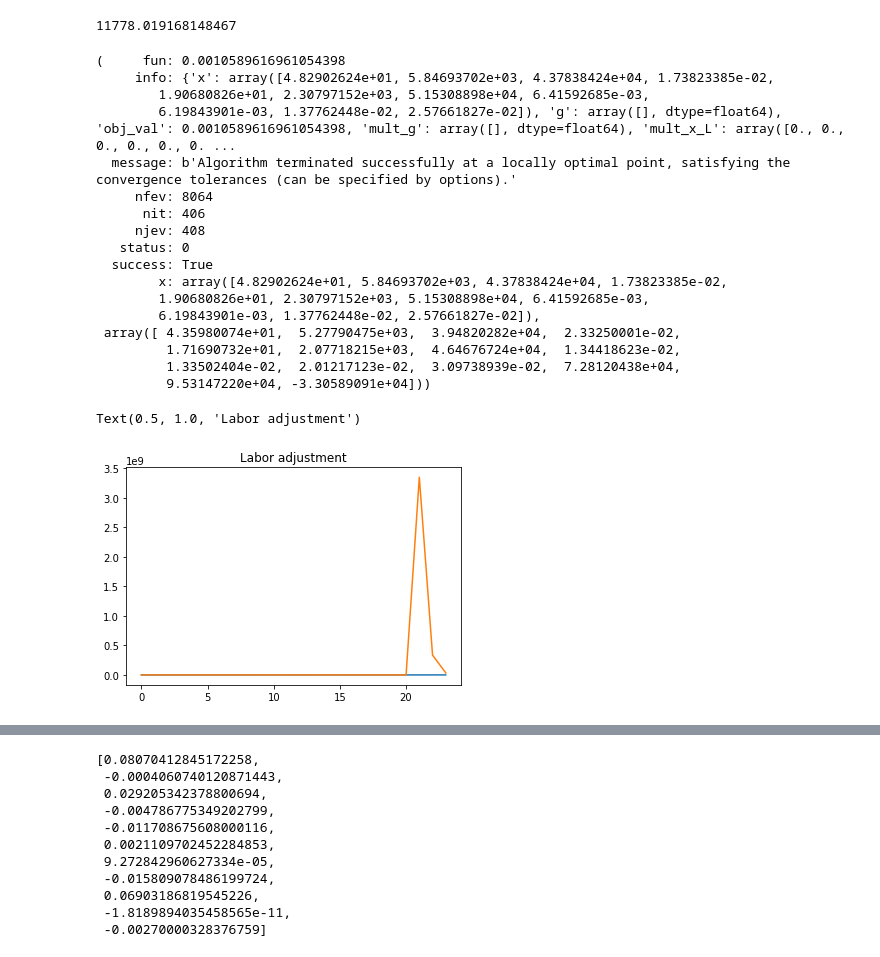
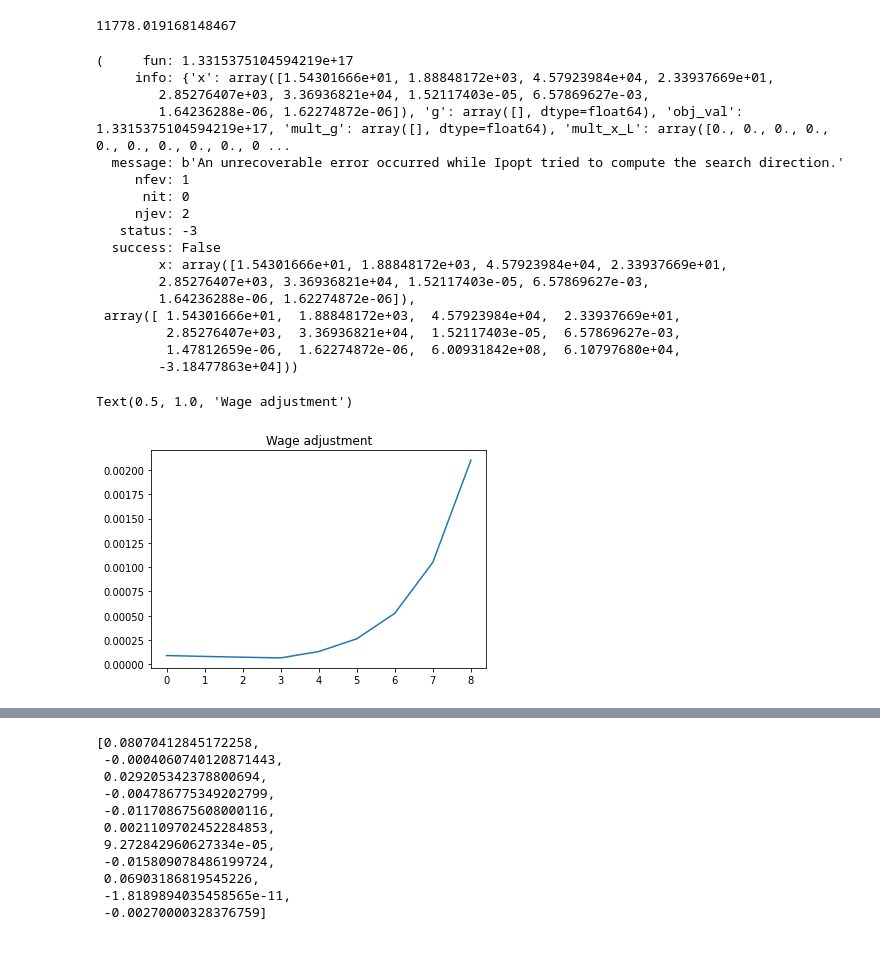
Before and after one commit to mkhlgrv/olg, a Jupyter notebook: steady_state.ipynb, the cells around one changed output, grey strips where cells are left out. Drawn from its saved outputs; the diff is of its cells as text; code cells hidden in the pictures.

Commit message:
Update steady state

```diff
--- a/steady_state.ipynb
+++ b/steady_state.ipynb
@@ -700,7 +728,7 @@ steady_guess = np.array([15., 2000.,35000., 15., 2000.,50000.,.0001,0.06, .0001,
 # надо исправить
 # Beq_female_to_female = Beq_female_to_male = Beq_male_to_female = Beq_male_to_male = np.zeros_like(demography["N_female"])
 # %%
-olg = OLG_model(G=96,T=250,N=N,epsilon=epsilon, rho=rho, sigma = sigma,Pi=Pi,r = r,price_M =price_M, price_E=price_E, tau_I=tau_I,tau_Ins=tau_Ins, tau_pi=tau_pi, tau_VA=tau_VA, tau_rho=tau_rho, beta = 0.995, phi = 0.8, theta = 0.5, psi = 5, omega=0.4, alpha = 1/3, delta=0.01, A=A,initial=initial, eta =0.8,steady_max_iter=1000, steady_guess=steady_guess)
+olg = OLG_model(G=96,T=250,N=N,epsilon=epsilon, rho=rho, sigma = sigma,Pi=Pi,r = r,price_M =price_M, price_E=price_E, tau_I=tau_I,tau_Ins=tau_Ins, tau_pi=tau_pi, tau_VA=tau_VA, tau_rho=tau_rho, beta = 0.995, phi = 0.8, theta = 0.5, psi = 5, omega=0.4, alpha = 1/3, delta=0.01, A=A,initial=initial, eta =0.1,steady_max_iter=10000, steady_guess=steady_guess)
 # %%
 with warnings.catch_warnings():
     warnings.simplefilter("ignore")
@@ -809,29 +854,28 @@ olg.steady_path
 # %% [output]
 11778.019168148467
 # %%
-olg.steady_path[-4]
+olg.steady_path[-1]
 # %% [output]
-(     fun: 0.0010589616961054398
-     info: {'x': array([4.82902624e+01, 5.84693702e+03, 4.37838424e+04, 1.73823385e-02,
-        1.90680826e+01, 2.30797152e+03, 5.15308898e+04, 6.41592685e-03,
-        6.19843901e-03, 1.37762448e-02, 2.57661827e-02]), 'g': array([], dtype=float64), 'obj_val': 0.0010589616961054398, 'mult_g': array([], dtype=float64), 'mult_x_L': array([0., 0., 0., 0., 0., 0. ...
-  message: b'Algorithm terminated successfully at a locally optimal point, satisfying the convergence tolerances (can be specified by options).'
-     nfev: 8064
-      nit: 406
-     njev: 408
-   status: 0
-  success: True
-        x: array([4.82902624e+01, 5.84693702e+03, 4.37838424e+04, 1.73823385e-02,
-        1.90680826e+01, 2.30797152e+03, 5.15308898e+04, 6.41592685e-03,
-        6.19843901e-03, 1.37762448e-02, 2.57661827e-02]),
- array([ 4.35980074e+01,  5.27790475e+03,  3.94820282e+04,  2.33250001e-02,
-         1.71690732e+01,  2.07718215e+03,  4.64676724e+04,  1.34418623e-02,
-         1.33502404e-02,  2.01217123e-02,  3.09738939e-02,  7.28120438e+04,
-         9.53147220e+04, -3.30589091e+04]))
+(     fun: 1.3315375104594219e+17
+     info: {'x': array([1.54301666e+01, 1.88848172e+03, 4.57923984e+04, 2.33937669e+01,
+        2.85276407e+03, 3.36936821e+04, 1.52117403e-05, 6.57869627e-03,
+        1.64236288e-06, 1.62274872e-06]), 'g': array([], dtype=float64), 'obj_val': 1.3315375104594219e+17, 'mult_g': array([], dtype=float64), 'mult_x_L': array([0., 0., 0., 0., 0., 0., 0., 0., 0., 0 ...
+  message: b'An unrecoverable error occurred while Ipopt tried to compute the search direction.'
+     nfev: 1
+      nit: 0
+     njev: 2
+   status: -3
+  success: False
+        x: array([1.54301666e+01, 1.88848172e+03, 4.57923984e+04, 2.33937669e+01,
+        2.85276407e+03, 3.36936821e+04, 1.52117403e-05, 6.57869627e-03,
+        1.64236288e-06, 1.62274872e-06]),
+ array([ 1.54301666e+01,  1.88848172e+03,  4.57923984e+04,  2.33937669e+01,
+         2.85276407e+03,  3.36936821e+04,  1.52117403e-05,  6.57869627e-03,
+         1.47812659e-06,  1.62274872e-06,  6.00931842e+08,  6.10797680e+04,
+        -3.18477863e+04]))
 # %%
-plt.plot([item[1][12] for i, item in enumerate(olg.steady_path)])
-plt.plot([item[1][2]+item[1][6] for i, item in enumerate(olg.steady_path)])
-plt.title("Labor adjustment")
+plt.plot([item[1][8] for i, item in enumerate(olg.steady_path)])
+plt.title("Wage adjustment")
 # %% [output]
-Text(0.5, 1.0, 'Labor adjustment')
+Text(0.5, 1.0, 'Wage adjustment')
-[figure, old version]
+[figure, new version]
```
Also changed, not shown: parts of 15 cells of this notebook.
